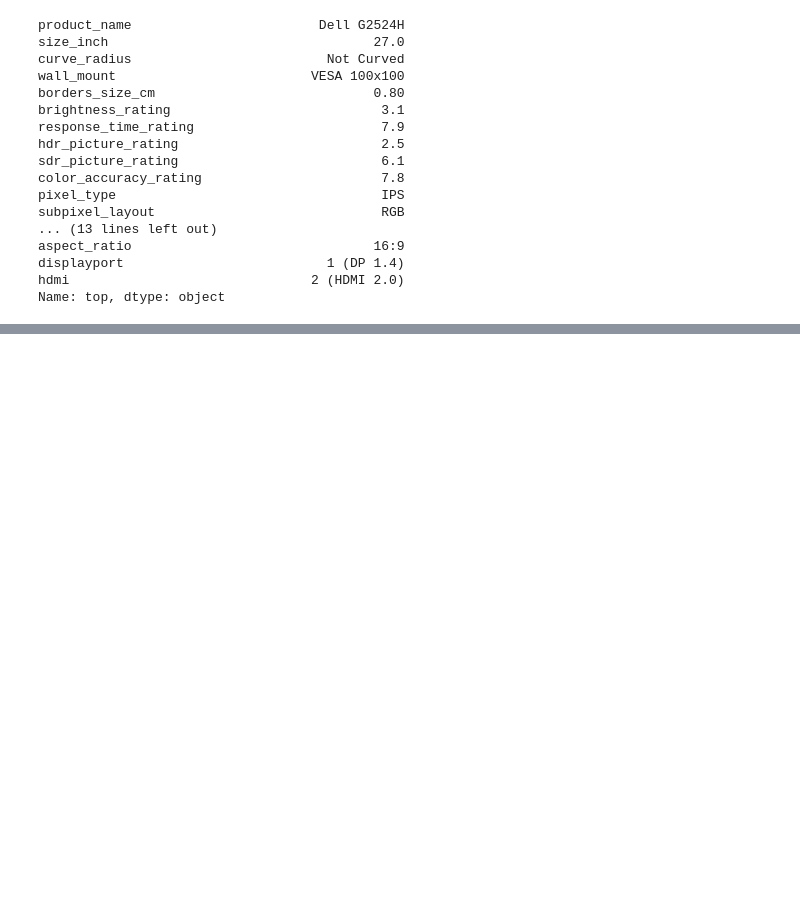
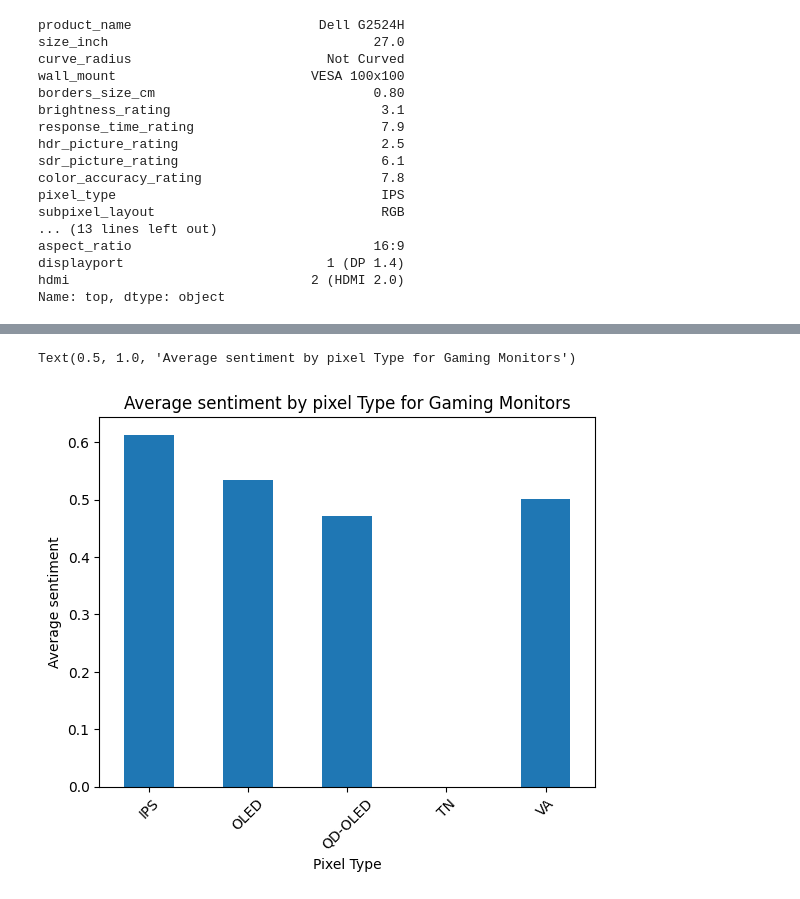
Before and after one commit to dipan99/prodlens, a Jupyter notebook: test.ipynb, the cells around one changed output, grey strips where cells are left out. Cells and saved outputs as stored; diff of their text form; code cells hidden in the pictures; blank space fills up the shorter version.

```diff
--- a/test.ipynb
+++ b/test.ipynb
@@ -693,0 +701,13 @@ Name: top, dtype: object
+# %%
+category_name = "Monitor"
+query = f"""
+SELECT *
+FROM products p
+JOIN {category_name.lower()}_specs s ON p.product_id = s.product_id
+WHERE p.category_name = '{category_name}';
+"""
+
+rows, cols = sql_query(query)
+
+df = pd.DataFrame(rows, columns=cols)
+df.head()
@@ -693,0 +723,12 @@ Name: top, dtype: object
+# %%
+product_ids = df.loc[:, ~df.columns.duplicated()]["product_id"].tolist()
+
+query = f"""
+SELECT r.product_id, r.review_title, r.review_text
+FROM reviews r
+WHERE r.product_id IN {tuple(product_ids)};
+"""
+
+rows, cols = sql_query(query)
+reviews_df = pd.DataFrame(rows, columns=cols)
+reviews_df.head()
@@ -693,0 +743,10 @@ Name: top, dtype: object
+# %%
+reviews_df["sentiment_score"] = reviews_df["review_text"].fillna("").apply(predict_stars)
+sentiment_summary = (
+    reviews_df
+    .groupby("product_id")["sentiment_score"]
+    .mean()
+    .reset_index()
+    .rename(columns={"sentiment_score": "avg_sentiment"})
+)
+sentiment_summary.head()
@@ -693,0 +760,10 @@ Name: top, dtype: object
+# %%
+spec = "Pixel Type"
+merge_df = df.loc[:, ~df.columns.duplicated()][df.ranking_gaming >= 4.5].merge(sentiment_summary, on="product_id", how="inner")
+merge_df.groupby(spec.lower().replace(" ", "_"))["avg_sentiment"].mean().plot(kind="bar", rot=45)
+plt.xlabel("Pixel Type")
+plt.ylabel("Average sentiment")
+plt.title("Average sentiment by pixel Type for Gaming Monitors")
+# %% [output]
+Text(0.5, 1.0, 'Average sentiment by pixel Type for Gaming Monitors')
+[figure, added]
```
Also changed, not shown: parts of 24 cells of this notebook.
